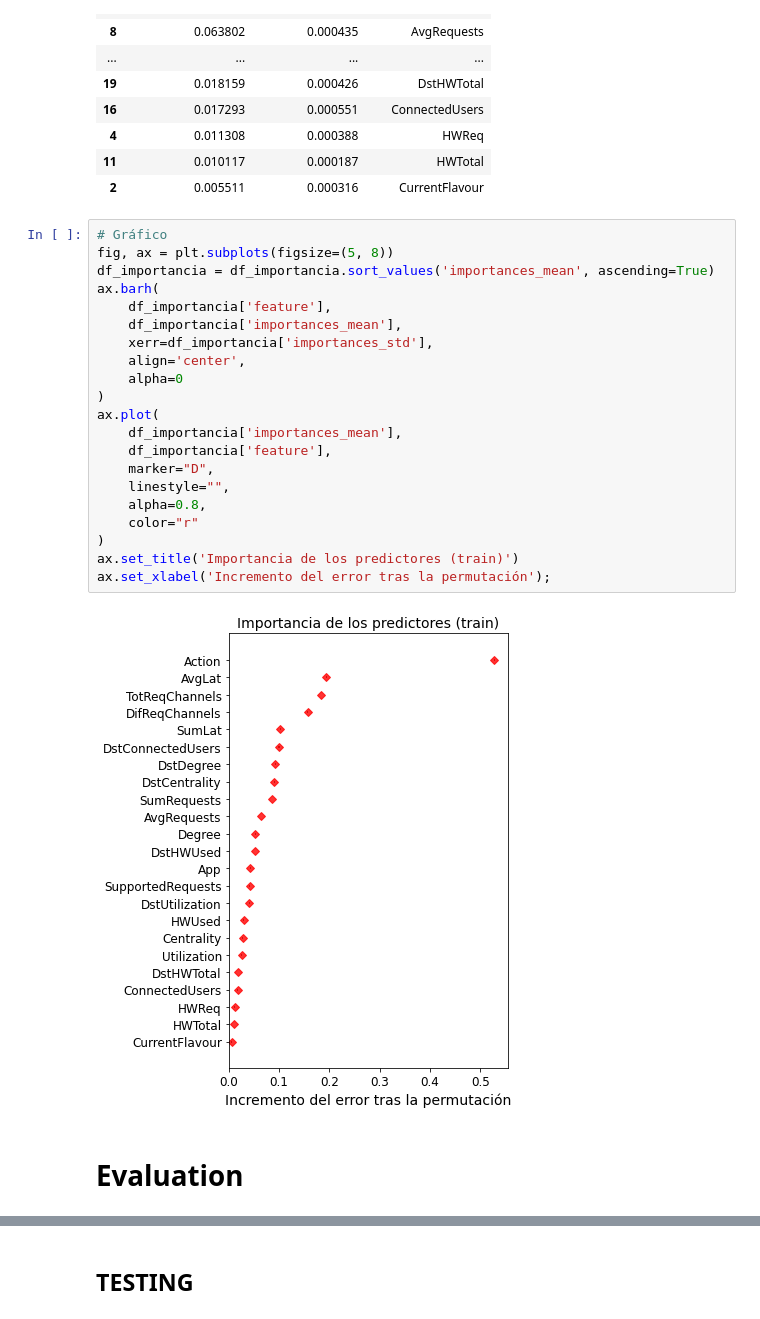
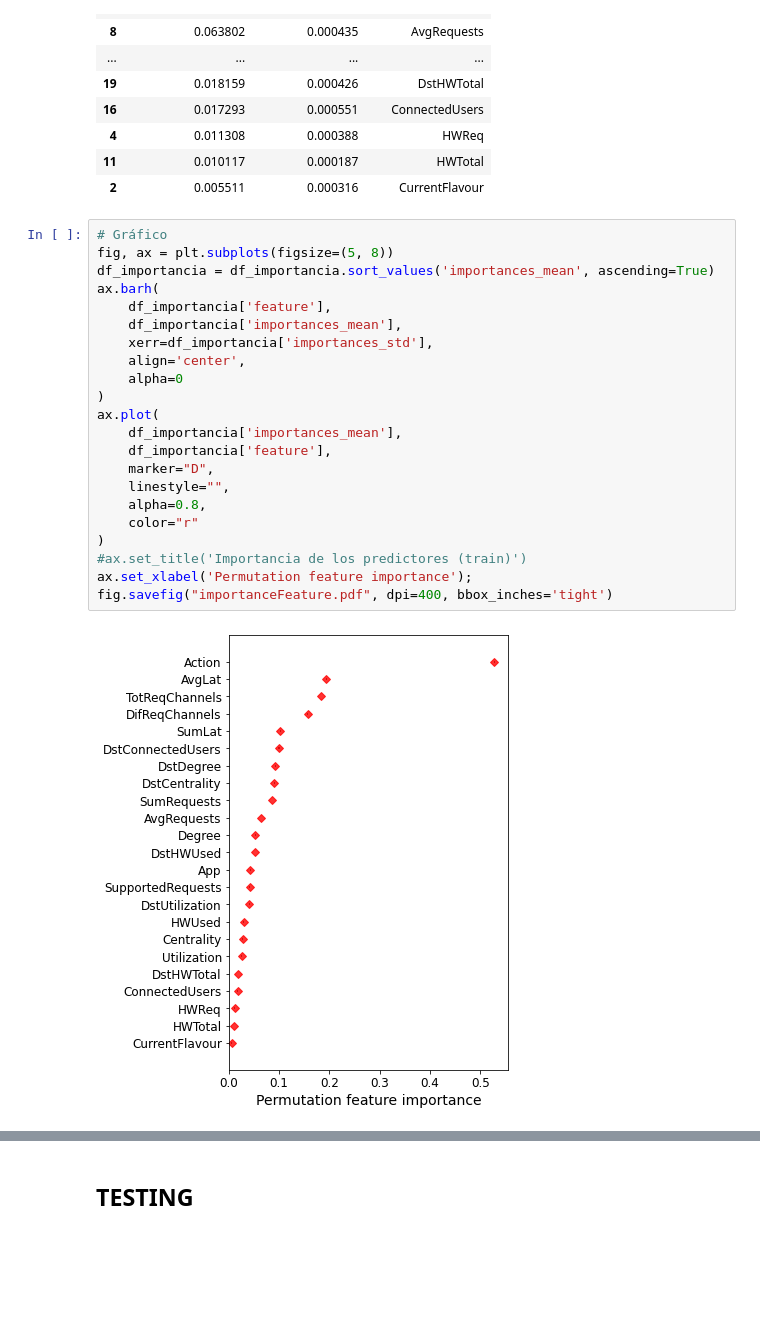
Before and after one commit to acsicuib/Bowser, a Jupyter notebook: notebooks/DeepMario_RF_withSimulationSamples.ipynb, the cells around one changed output, grey strips where cells are left out. Cells and saved outputs as stored; diff of their text form; blank space fills up the shorter version.

```diff
--- a/notebooks/DeepMario_RF_withSimulationSamples.ipynb
+++ b/notebooks/DeepMario_RF_withSimulationSamples.ipynb
@@ -183,25 +187,24 @@ df_importancia.sort_values('importances_mean', ascending=False)
 # %%
 # Gráfico
 fig, ax = plt.subplots(figsize=(5, 8))
 df_importancia = df_importancia.sort_values('importances_mean', ascending=True)
 ax.barh(
     df_importancia['feature'],
     df_importancia['importances_mean'],
     xerr=df_importancia['importances_std'],
     align='center',
     alpha=0
 )
 ax.plot(
     df_importancia['importances_mean'],
     df_importancia['feature'],
     marker="D",
     linestyle="",
     alpha=0.8,
     color="r"
 )
-ax.set_title('Importancia de los predictores (train)')
-ax.set_xlabel('Incremento del error tras la permutación');
+#ax.set_title('Importancia de los predictores (train)')
+ax.set_xlabel('Permutation feature importance');
+fig.savefig("importanceFeature.pdf", dpi=400, bbox_inches='tight')
 # %% [output]
-[figure, old version]
+[figure, new version]
-# %% [markdown]
-# Evaluation
```
Also changed, not shown: parts of 9 cells of this notebook, 1 other file.
